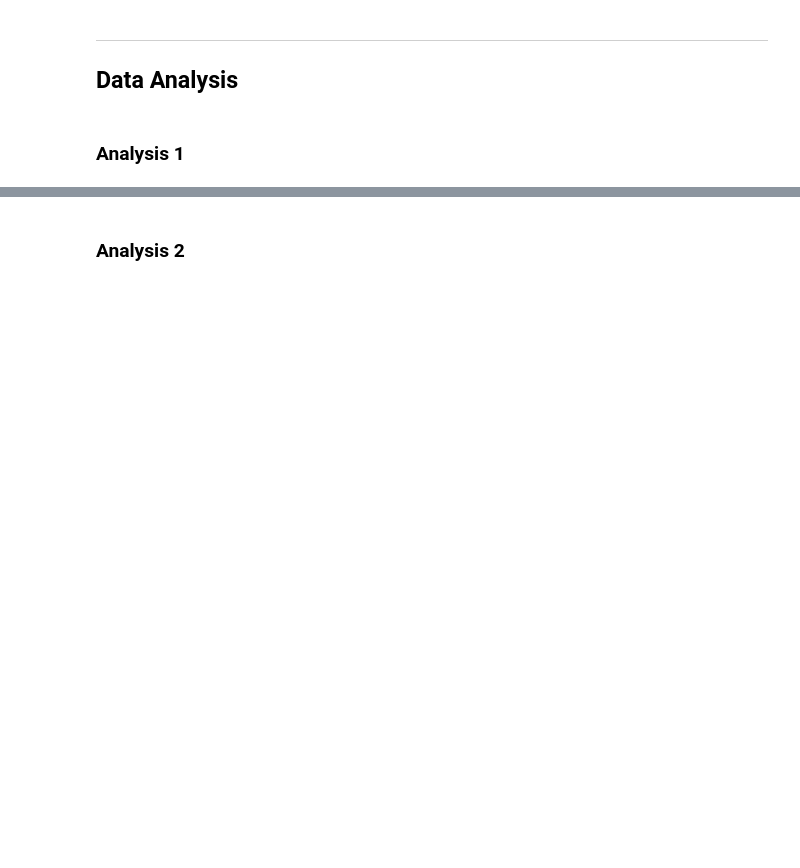
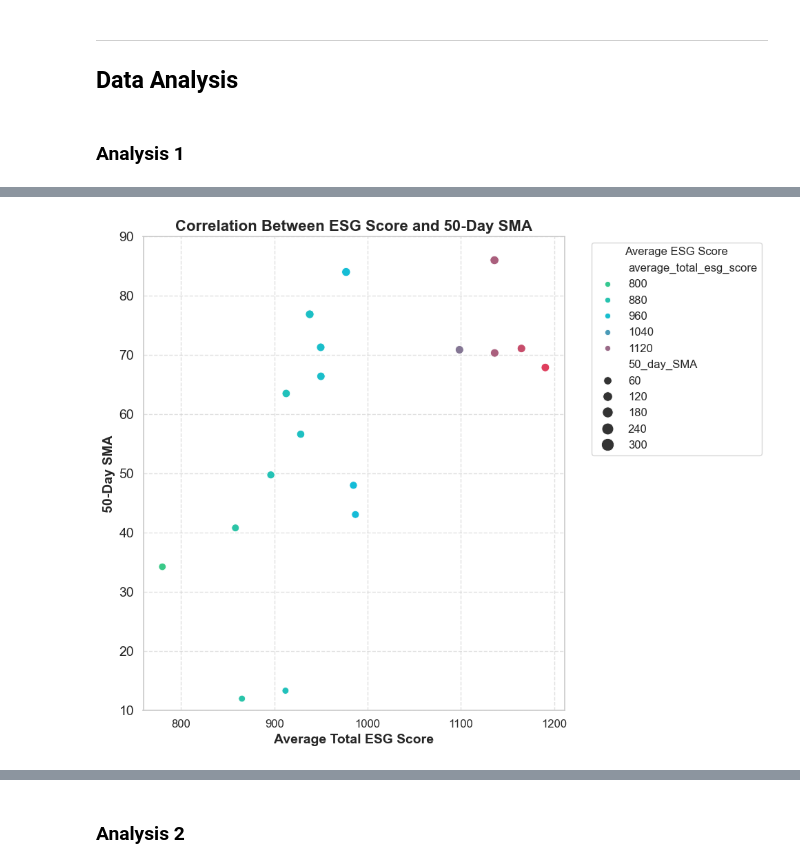
Before and after one commit to anushabishayee/info2950_finalproject, a Jupyter notebook: Phase5.ipynb, the cells around one changed output, grey strips where cells are left out. Saved outputs shown, nothing was run; the diff lists cells and outputs as text; code cells hidden in the pictures; blank space fills up the shorter version.

```diff
--- a/Phase5.ipynb
+++ b/Phase5.ipynb
@@ -330,0 +269,26 @@ We fail to reject the null hypothesis: There is no significant positive effect o
+# %%
+custom_cmap = LinearSegmentedColormap.from_list("custom_gradient", ['#39c988', '#13bcd8', '#df3e5d'])
+
+plt.figure(figsize = (10, 8))
+sns.scatterplot(
+    data = industry_data,
+    x = 'average_total_esg_score',
+    y = '50_day_SMA',
+    hue = 'average_total_esg_score',
+    palette = custom_cmap,
+    size = '50_day_SMA',
+    sizes = (50, 200)
+)
+
+plt.title('Correlation Between ESG Score and 50-Day SMA', fontsize = 16, fontweight = 'bold')
+plt.xlabel('Average Total ESG Score', fontsize = 14, fontweight = 'bold')
+plt.ylabel('50-Day SMA', fontsize = 14, fontweight = 'bold')
+plt.xticks(fontsize = 12)
+plt.yticks(fontsize = 14)
+plt.ylim(10, 90)
+plt.legend(title = 'Average ESG Score', fontsize = 12, bbox_to_anchor = (1.05, 1), loc = 'upper left')
+plt.grid(True, linestyle = '--', alpha = 0.6)
+plt.tight_layout()
+plt.show()
+# %% [output]
+[figure, added]
```
Also changed, not shown: parts of 29 cells of this notebook.
